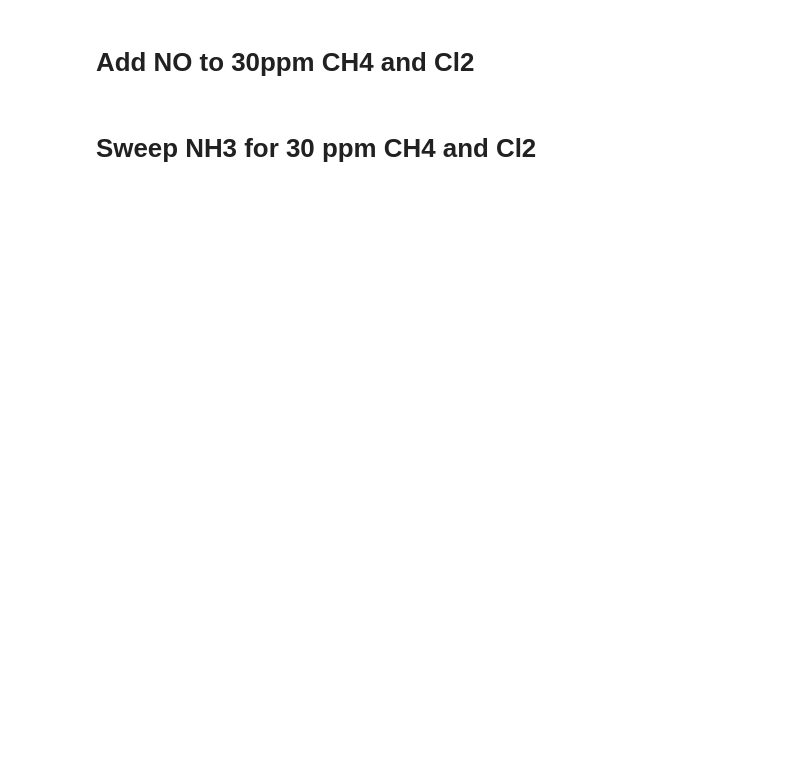
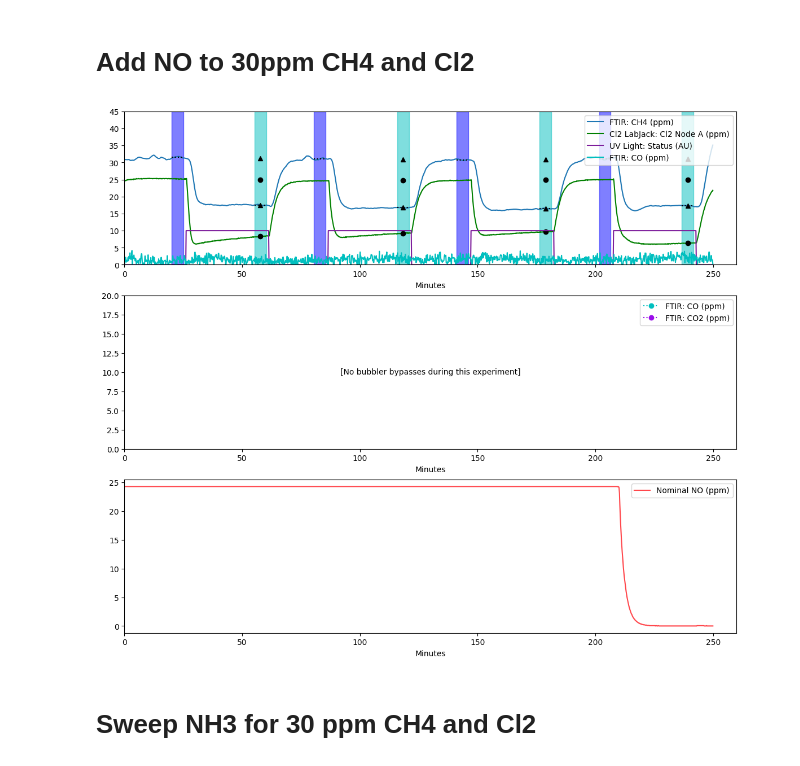
Before and after one commit to richardsrandall/Fall-2024-Cl2, a Jupyter notebook: 09-29 Cl2 Campaign Redo 1/09-29_process_cl2_data.ipynb, the cells around one changed output. Saved outputs shown, nothing was run; the diff lists cells and outputs as text; code cells hidden in the pictures; blank space fills up the shorter version.

```diff
--- a/09-29 Cl2 Campaign Redo 1/09-29_process_cl2_data.ipynb
+++ b/09-29 Cl2 Campaign Redo 1/09-29_process_cl2_data.ipynb
@@ -189,4 +275,55 @@ pass
 # %% [markdown]
 <h1>Add NO to 30ppm CH4 and Cl2</h1>
+# %%
+importlib.reload(process_cl2)
+
+current_experiment = '10-02-24 Add NO'
+rf.dump_experiment(current_experiment)
+data[current_experiment]['Cl2 LabJack: Cl2 Node A (ppm)'] = calibrate_cl2(data[current_experiment]['Cl2 LabJack: Cl2 Node A (mV)'])
+
+# Prep the plot region
+(fig, axs) = plt.subplots(nrows=3,figsize=(14,12),sharex=True)
+
+# Process the bypass periods
+rf.set_tags('UV_distance_conv=50')
+rf.isolate_bypass_periods(current_experiment)
+# Process the CH4
+rf.set_setup_values(which_field='FTIR: CH4 (ppm)')
+rf.autofind_removal(current_experiment,start_time=0,end_time=500,correct_drift=True)
+rf.plot_baseline_and_samples(current_experiment,which_field='FTIR: CH4 (ppm)',color='C0',ax=axs[0],marker='^',do_shading=True)
+# Get the Cl2 data
+rf.set_setup_values(which_field='Cl2 LabJack: Cl2 Node A (ppm)')
+rf.autofind_removal(current_experiment,start_time=0,end_time=500,correct_drift=True)
+rf.plot_baseline_and_samples(current_experiment,which_field='Cl2 LabJack: Cl2 Node A (ppm)',color='g',marker='o',ax=axs[0],do_shading=False)
+axs[0].plot(data[current_experiment]['Minutes'],10*data[current_experiment]['UV Light: Actual Status'],color='xkcd:purple',label='UV Light: Status (AU)')
+axs[0].plot(data[current_experiment]['Minutes'],data[current_experiment]['FTIR: CO (ppm)'],color='c',label='FTIR: CO (ppm)')
+axs[0].legend()
+
+#print(rf.translate_tags("UV_distance_conv=50; dummy='whatever'")['UV_distance_conv'])
+axs[0].set_xlim(0,500)
+axs[0].set_ylim(0,45)
+
+# Throw in a plot of some of the bypass values
+rf.plot_fields_during_bypass(current_experiment,
+                                  ['FTIR: CO (ppm)','FTIR: CO2 (ppm)'],
+                                  ['c','xkcd:violet'],
+                                  ':','o',
+                                  axs[1])
+axs[1].set_ylim(0,20)
+axs[1].xaxis.set_tick_params(labelbottom=True)
+axs[1].set_xlabel("Minutes")
+axs[1].text(0.5,0.5,"[No bubbler bypasses during this experiment]",ha='center',va='center',transform=axs[1].transAxes)
+
+# Throw in a plot of the toluene
+axs[2].plot(data[current_experiment]['Minutes'],data[current_experiment]['LF N2 MFC: Actual Flow']*(100.0/200.0),
+        label='Nominal NO (ppm)',color='xkcd:light red')
+axs[2].set_xlim(0,260)
+axs[2].set_xlabel("Minutes")
+axs[2].xaxis.set_tick_params(labelbottom=True)
+axs[2].legend()
+
+pass
+# %% [output]
+[figure, added]
 # %% [markdown]
 <h1>Sweep NH3 for 30 ppm CH4 and Cl2</h1>
```
Also changed, not shown: parts of 5 cells of this notebook, 4 other files.
